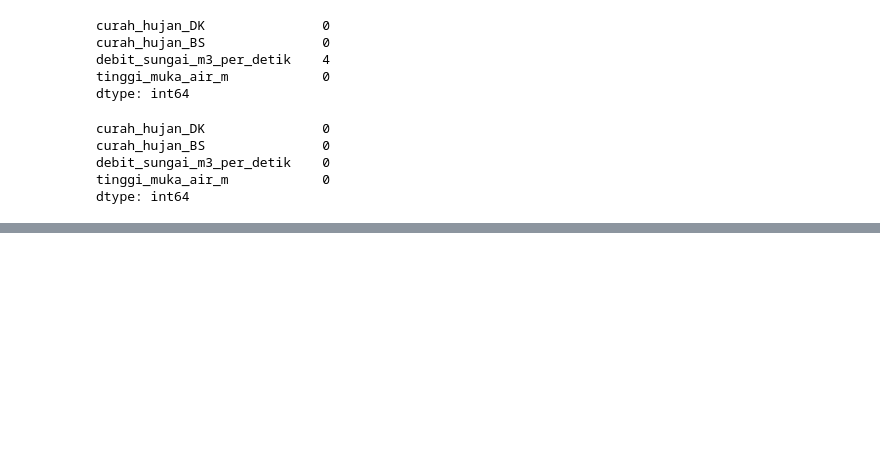
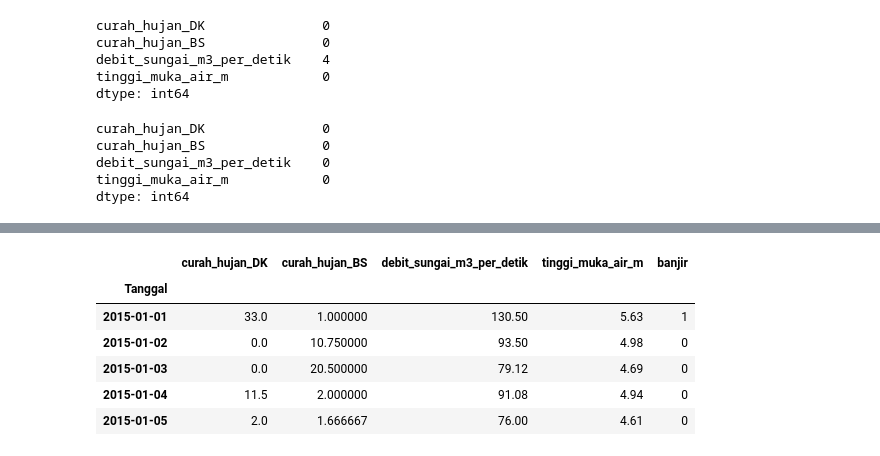
Before and after one commit to mahakiim/TA_Flood, a Jupyter notebook: main.ipynb, the cells around one changed output, grey strips where cells are left out. Saved outputs shown, nothing was run; the diff lists cells and outputs as text; code cells hidden in the pictures; blank space fills up the shorter version.

```diff
--- a/main.ipynb
+++ b/main.ipynb
@@ -255,3 +255,13 @@ curah_hujan_BS               0
 debit_sungai_m3_per_detik    0
 tinggi_muka_air_m            0
 dtype: int64
+# %%
+#buat kolom baru misal banjir
+
+threshold_banjir = 5.0
+
+# Buat kolom banjir (1 jika tinggi_muka_air_m > 5, else 0)
+df['banjir'] = np.where(df['tinggi_muka_air_m'] > threshold_banjir, 1, 0)
+
+# Cek beberapa baris untuk memastikan kolom 'banjir' sudah terbentuk
+print(df[['tinggi_muka_air_m', 'banjir']].head(50))
@@ -257,0 +286,10 @@ dtype: int64
+# %%
+df.head()
+# %% [output]
+|  | curah_hujan_DK | curah_hujan_BS | debit_sungai_m3_per_detik | tinggi_muka_air_m | banjir |
+| Tanggal |  |  |  |  |  |
+| 2015-01-01 | 33.0 | 1.000000 | 130.50 | 5.63 | 1 |
+| 2015-01-02 | 0.0 | 10.750000 | 93.50 | 4.98 | 0 |
+| 2015-01-03 | 0.0 | 20.500000 | 79.12 | 4.69 | 0 |
+| 2015-01-04 | 11.5 | 2.000000 | 91.08 | 4.94 | 0 |
+| 2015-01-05 | 2.0 | 1.666667 | 76.00 | 4.61 | 0 |
```
Also changed, not shown: parts of 1 cell of this notebook.
